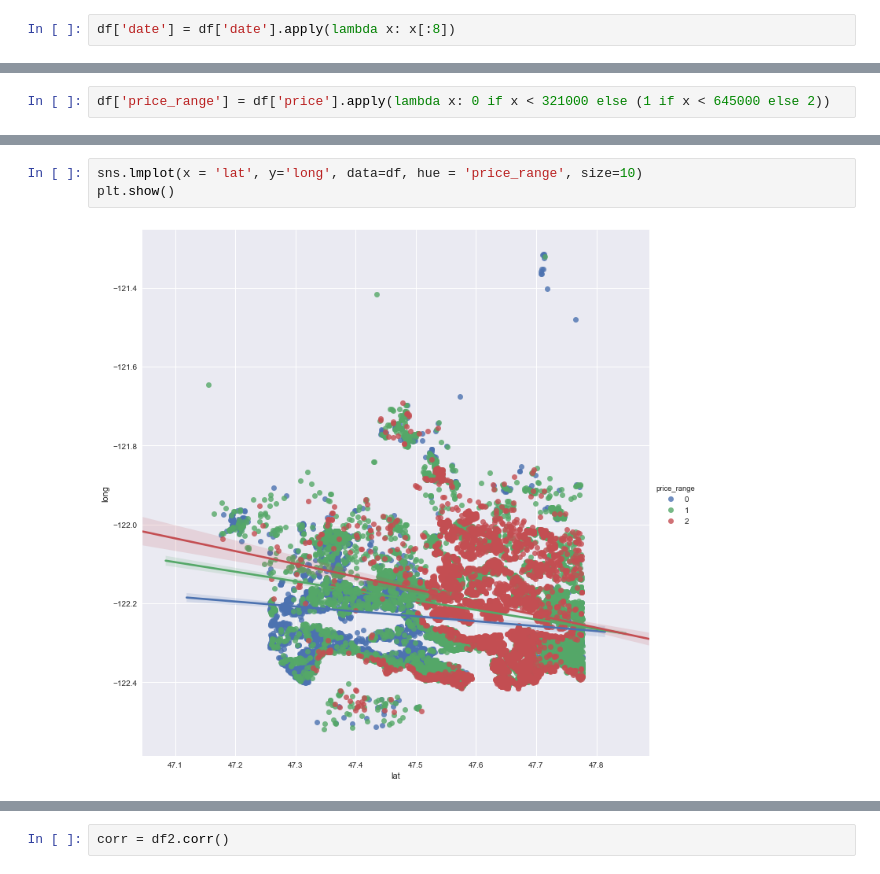
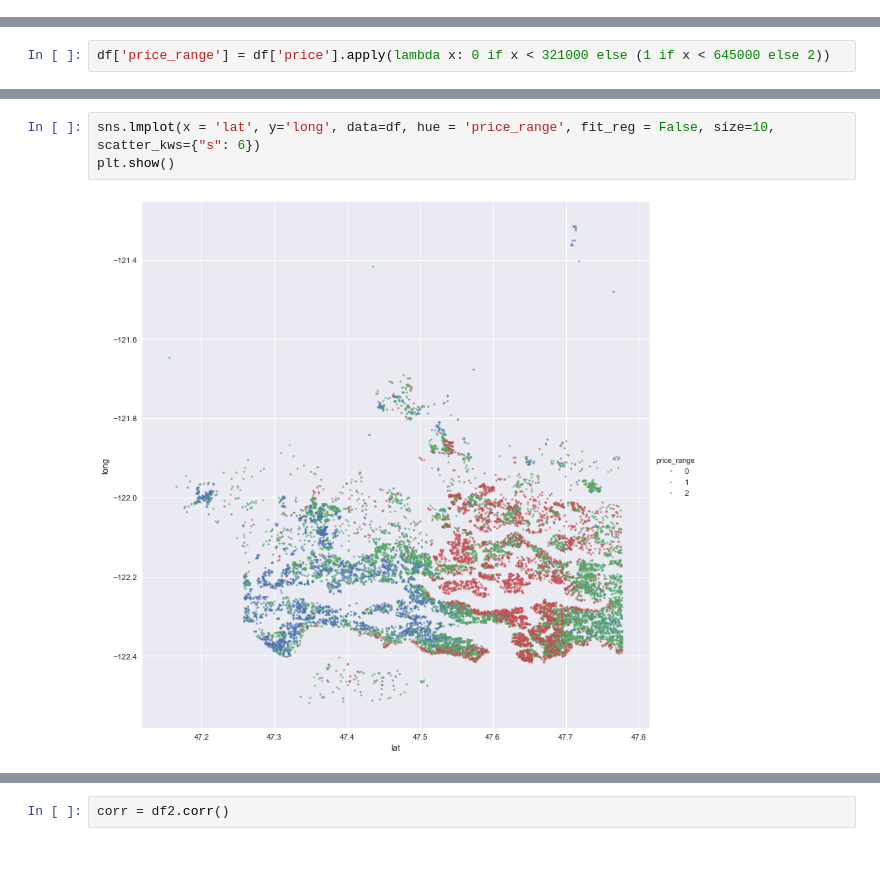
Before and after one commit to bphall/nyc-mhtn-ds-010620-lectures, a Jupyter notebook: week-6/KC_house_data/real_hou.ipynb, the cells around one changed output, grey strips where cells are left out. Saved outputs shown, nothing was run; the diff lists cells and outputs as text.

```diff
--- a/week-6/KC_house_data/real_hou.ipynb
+++ b/week-6/KC_house_data/real_hou.ipynb
@@ -49,2 +21,0 @@ memory usage: 2.9+ MB
-# %%
-df['date'] = df['date'].apply(lambda x: x[:8])
@@ -229,5 +104,5 @@ Name: price_range, Length: 17290, dtype: int64
 # %%
-sns.lmplot(x = 'lat', y='long', data=df, hue = 'price_range', size=10)
+sns.lmplot(x = 'lat', y='long', data=df, hue = 'price_range', fit_reg = False, size=10, scatter_kws={"s": 6})
 plt.show()
 # %% [output]
-[figure, old version]
+[figure, new version]
```
Also changed, not shown: parts of 41 cells of this notebook, 14 other files.
